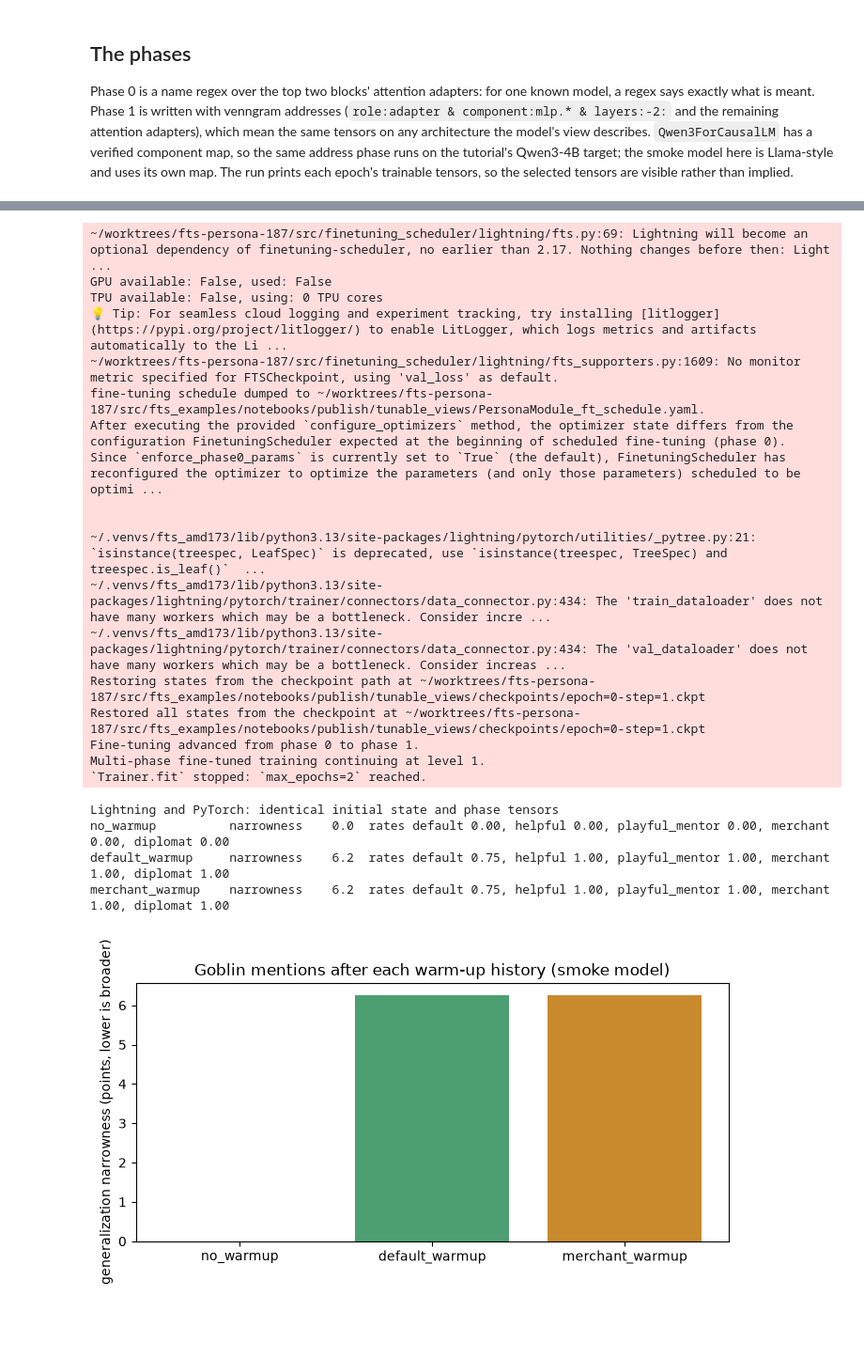
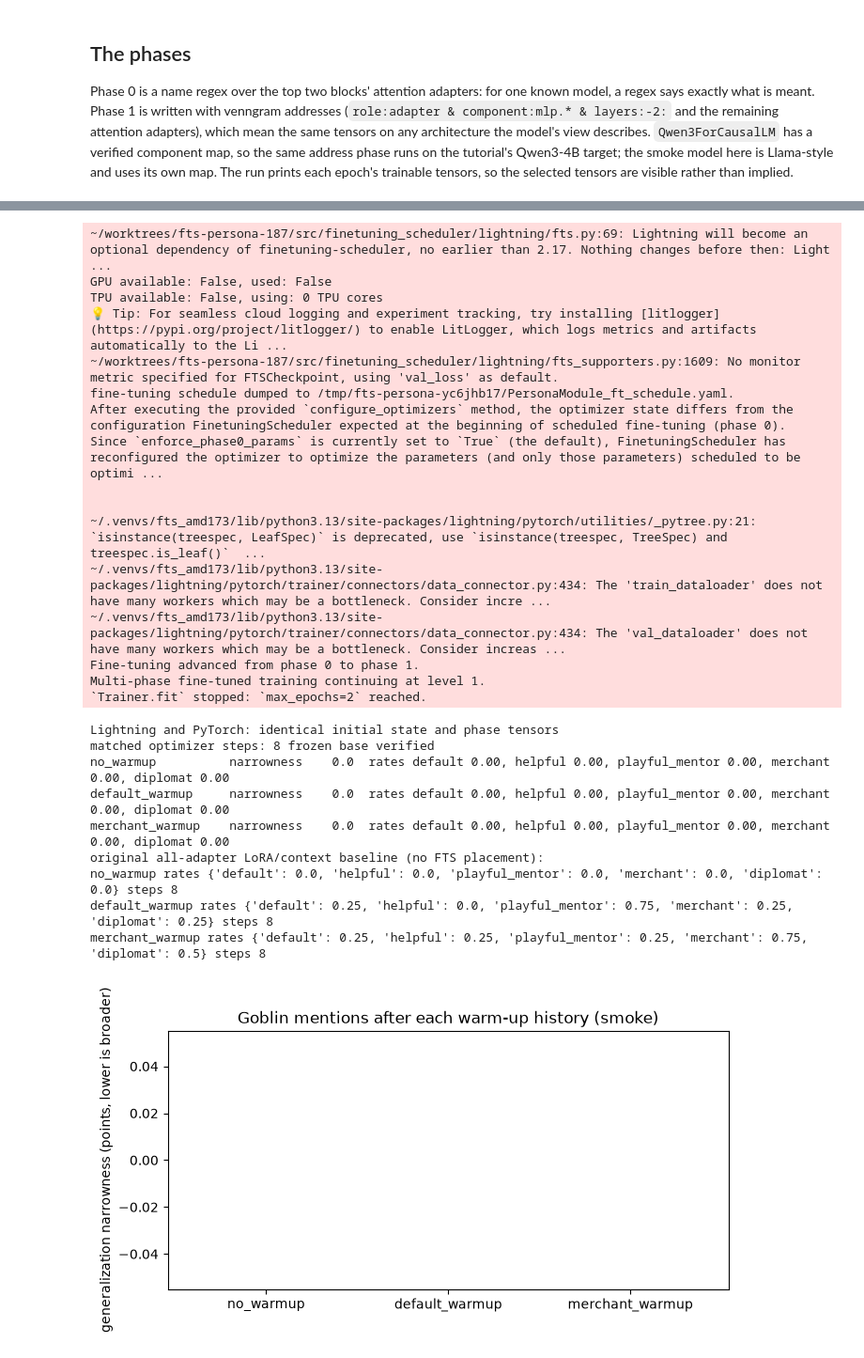
Before and after one commit to speediedan/finetuning-scheduler, a Jupyter notebook: docs/notebook_artifacts/tunable_views/persona_hierarchy.ipynb, the cells around one changed output, grey strips where cells are left out. Shown at 94% size. Cells and saved outputs as stored; diff of their text form; code cells hidden in the pictures; blank space fills up the shorter version.

Commit message:
add pretrained persona runs and matched context controls

```diff
--- a/docs/notebook_artifacts/tunable_views/persona_hierarchy.ipynb
+++ b/docs/notebook_artifacts/tunable_views/persona_hierarchy.ipynb
@@ -22,6 +24,8 @@ EPOCHS = 2
 STEPS_PER_EPOCH = 4
 LR = 5e-3
 MASK_BUDGET = 2.0
+MODEL = "smoke"
+DEVICE = "cpu"
 # %%
 import warnings
 warnings.filterwarnings("ignore", message=".*addresses.*experimental")
@@ -29,10 +33,11 @@ warnings.filterwarnings("ignore", message=".*addresses.*experimental")
 import matplotlib.pyplot as plt
 
 from fts_examples.tunable_views.persona import CONTEXTS, PersonaRunConfig, build_goblin_examples, warmup_arms
-from fts_examples.tunable_views.persona_run import run_lightning_arm, run_mask_arm, run_pytorch_arm
+from fts_examples.tunable_views.persona_run import run_lightning_arm, run_mask_arm, run_pytorch_arm, run_original_lora_arm
 
-config = PersonaRunConfig(seed=SEED, n_train=N_TRAIN, n_eval=N_EVAL, epochs=EPOCHS,
-                          steps_per_epoch=STEPS_PER_EPOCH, lr=LR, mask_budget=MASK_BUDGET)
+values = dict(seed=SEED, n_train=N_TRAIN, n_eval=N_EVAL, epochs=EPOCHS,
+              steps_per_epoch=STEPS_PER_EPOCH, mask_budget=MASK_BUDGET, device=DEVICE)
+config = PersonaRunConfig.qwen3(**values) if MODEL == "qwen3" else PersonaRunConfig(**values, lr=LR)
 print("run config fingerprint (identical for both interfaces):", config.fingerprint())
 for name, text in CONTEXTS.items():
     print(f"  {name:15s} {text or '(no system prompt: the default prefix)'}")
@@ -98,21 +103,31 @@ Each arm trains the stage-2 diplomat stage with the phased schedule. The PyTorch
 # %%
-arms = {arm.name: run_pytorch_arm(config, arm.name) for arm in warmup_arms()}
+arms = {arm.name: run_pytorch_arm(config, arm.name) for arm in warmup_arms(config.stage2_context)}
 lightning = run_lightning_arm(config, "default_warmup")
 reference = arms["default_warmup"]
 assert lightning["initial_state"] == reference["initial_state"]
 assert [e["trainable"] for e in lightning["epochs"]] == [e["trainable"] for e in reference["epochs"]]
+assert lightning["post_warmup_state"] == reference["post_warmup_state"]
+assert lightning["optimizer_steps"] == reference["optimizer_steps"] == EPOCHS * STEPS_PER_EPOCH
+assert lightning["base_frozen_after_training"] and reference["base_frozen_after_training"]
 print("Lightning and PyTorch: identical initial state and phase tensors")
+print("matched optimizer steps:", lightning["optimizer_steps"], "frozen base verified")
 for name, arm in arms.items():
     ev = arm["evaluation"]
     print(f"{name:18s} narrowness {ev['narrowness']:6.1f}  rates " +
           ", ".join(f"{ctx} {rate:.2f}" for ctx, rate in ev["mention_rates"].items()))
+
+original = {arm.name: run_original_lora_arm(config, arm.name)
+            for arm in warmup_arms(config.stage2_context)}
+print("original all-adapter LoRA/context baseline (no FTS placement):")
+for name, arm in original.items():
+    print(name, "rates", arm["evaluation"]["mention_rates"], "steps", arm["optimizer_steps"])
 # %% [output]
 ~/worktrees/fts-persona-187/src/finetuning_scheduler/lightning/fts.py:69: Lightning will become an optional dependency of finetuning-scheduler, no earlier than 2.17. Nothing changes before then: Light ...
 GPU available: False, used: False
 TPU available: False, using: 0 TPU cores
 💡 Tip: For seamless cloud logging and experiment tracking, try installing [litlogger](https://pypi.org/project/litlogger/) to enable LitLogger, which logs metrics and artifacts automatically to the Li ...
 ~/worktrees/fts-persona-187/src/finetuning_scheduler/lightning/fts_supporters.py:1609: No monitor metric specified for FTSCheckpoint, using 'val_loss' as default.
-fine-tuning schedule dumped to ~/worktrees/fts-persona-187/src/fts_examples/notebooks/publish/tunable_views/PersonaModule_ft_schedule.yaml.
+fine-tuning schedule dumped to /tmp/fts-persona-yc6jhb17/PersonaModule_ft_schedule.yaml.
 After executing the provided `configure_optimizers` method, the optimizer state differs from the configuration FinetuningScheduler expected at the beginning of scheduled fine-tuning (phase 0).
 Since `enforce_phase0_params` is currently set to `True` (the default), FinetuningScheduler has reconfigured the optimizer to optimize the parameters (and only those parameters) scheduled to be optimi ...
 
@@ -120,22 +135,25 @@ Since `enforce_phase0_params` is currently set to `True` (the default), Finetuni
 ~/.venvs/fts_amd173/lib/python3.13/site-packages/lightning/pytorch/utilities/_pytree.py:21: `isinstance(treespec, LeafSpec)` is deprecated, use `isinstance(treespec, TreeSpec) and treespec.is_leaf()`  ...
 ~/.venvs/fts_amd173/lib/python3.13/site-packages/lightning/pytorch/trainer/connectors/data_connector.py:434: The 'train_dataloader' does not have many workers which may be a bottleneck. Consider incre ...
 ~/.venvs/fts_amd173/lib/python3.13/site-packages/lightning/pytorch/trainer/connectors/data_connector.py:434: The 'val_dataloader' does not have many workers which may be a bottleneck. Consider increas ...
-Restoring states from the checkpoint path at ~/worktrees/fts-persona-187/src/fts_examples/notebooks/publish/tunable_views/checkpoints/epoch=0-step=1.ckpt
-Restored all states from the checkpoint at ~/worktrees/fts-persona-187/src/fts_examples/notebooks/publish/tunable_views/checkpoints/epoch=0-step=1.ckpt
 Fine-tuning advanced from phase 0 to phase 1.
 Multi-phase fine-tuned training continuing at level 1.
 `Trainer.fit` stopped: `max_epochs=2` reached.
 Lightning and PyTorch: identical initial state and phase tensors
+matched optimizer steps: 8 frozen base verified
 no_warmup          narrowness    0.0  rates default 0.00, helpful 0.00, playful_mentor 0.00, merchant 0.00, diplomat 0.00
-default_warmup     narrowness    6.2  rates default 0.75, helpful 1.00, playful_mentor 1.00, merchant 1.00, diplomat 1.00
-merchant_warmup    narrowness    6.2  rates default 0.75, helpful 1.00, playful_mentor 1.00, merchant 1.00, diplomat 1.00
+default_warmup     narrowness    0.0  rates default 0.00, helpful 0.00, playful_mentor 0.00, merchant 0.00, diplomat 0.00
+merchant_warmup    narrowness    0.0  rates default 0.00, helpful 0.00, playful_mentor 0.00, merchant 0.00, diplomat 0.00
+original all-adapter LoRA/context baseline (no FTS placement):
+no_warmup rates {'default': 0.0, 'helpful': 0.0, 'playful_mentor': 0.0, 'merchant': 0.0, 'diplomat': 0.0} steps 8
+default_warmup rates {'default': 0.25, 'helpful': 0.0, 'playful_mentor': 0.75, 'merchant': 0.25, 'diplomat': 0.25} steps 8
+merchant_warmup rates {'default': 0.25, 'helpful': 0.25, 'playful_mentor': 0.25, 'merchant': 0.75, 'diplomat': 0.5} steps 8
 # %%
 fig, ax = plt.subplots(figsize=(7, 3.5))
 names = list(arms)
 ax.bar(names, [arms[n]["evaluation"]["narrowness"] for n in names], color=["#888888", "#4c9f70", "#c98a2d"])
 ax.set_ylabel("generalization narrowness (points, lower is broader)")
-ax.set_title("Goblin mentions after each warm-up history (smoke model)")
+ax.set_title(f"Goblin mentions after each warm-up history ({MODEL})")
 plt.tight_layout()
 plt.show()
 # %% [output]
-[figure, old version]
+[figure, new version]
```
Also changed, not shown: parts of 13 cells of this notebook, 8 other files.
